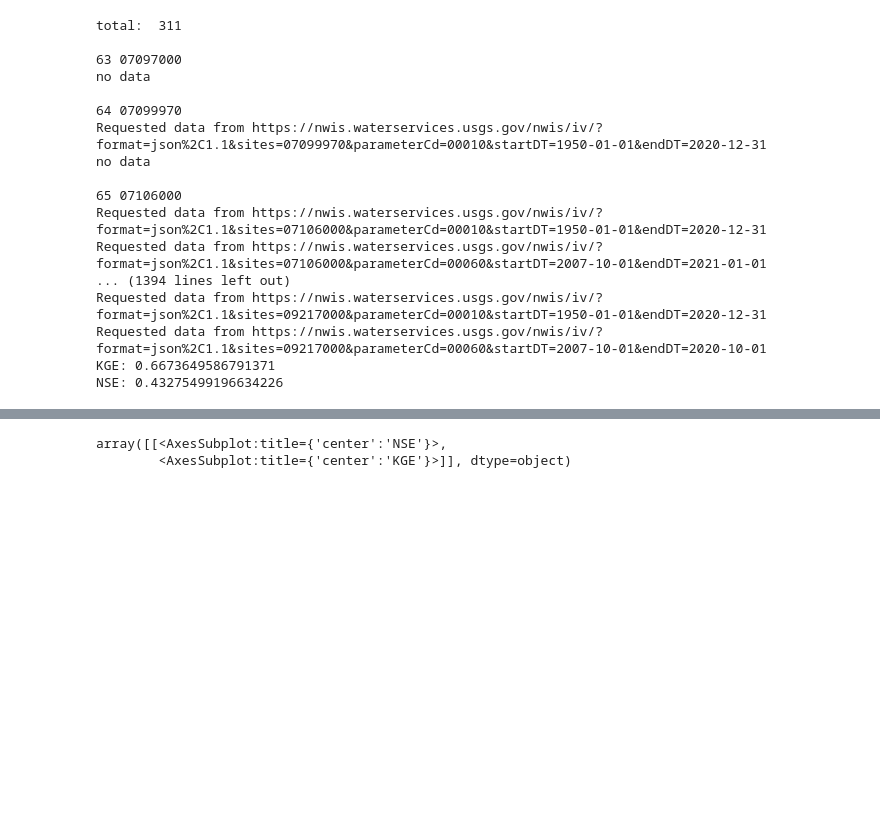
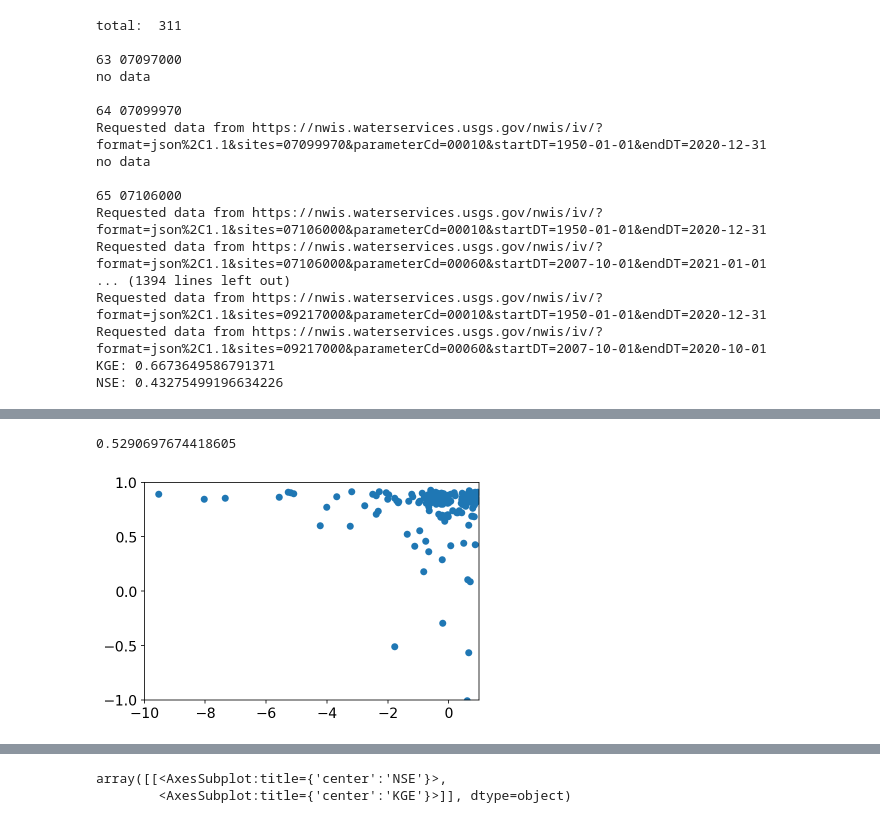
Before and after one commit to lapidesd/streamflow_depletion_metrics_replacement, a Jupyter notebook: Code/regression_thermo_model.ipynb, the cells around one changed output, grey strips where cells are left out. Cells and saved outputs as stored; diff of their text form; code cells hidden in the pictures; blank space fills up the shorter version.

Commit message:
check that statistical year is ok for temp model

```diff
--- a/Code/regression_thermo_model.ipynb
+++ b/Code/regression_thermo_model.ipynb
@@ -1045,3 +1045,19 @@ KGE: 0.6673649586791371
 NSE: 0.43275499196634226
 # %%
 best_info_total.to_csv('../Data/regression_temperature_performance.csv',index=False)
+# %%
+best_info_total = pd.read_csv('../Data/regression_temperature_performance.csv')
+for p in ['spring_params','summer_params','fall_params','winter_params']:
+    best_info_total[p] = [best_info_total[p].iloc[i][1:-1].split() for i in range(len(best_info_total))]
+    best_info_total[p] = [[float(val) for val in best_info_total[p].iloc[i]] for i in range(len(best_info_total))]
+# %%
+def apply_model(X):
+    X1, date = X
+    if date in hotmonths:
+        return streamT(X1,*summer_params)
+    elif date in springmonths:
+        return streamT(X1,*spring_params)
+    elif date in fallmonths:
+        return streamT(X1,*fall_params)
+    else:
+        return streamT(X1,*winter_params)
@@ -1047,0 +1199,15 @@ best_info_total.to_csv('../Data/regression_temperature_performance.csv',index=Fa
+# %%
+# plt.hist([NSE_pyr[i][0] for i in range(len(NSE_pyr))]
+# plt.hist(best_info_total.NSE, bins = np.linspace(-1,1))
+# best_info_total.NSE.hist(bins = np.linspace(-10,10,10))
+plt.scatter([NSE_pyr[i][2] for i in range(len(NSE_pyr))],
+         best_info_total.NSE.values[:len(NSE_pyr)],
+         )
+plt.xlim(-10,1)
+plt.ylim(-1,1)
+len(best_info_total[best_info_total.KGE>0.4])/len(best_info_total)
+sum(np.where(np.array([KGE_pyr[i][1] for i in range(len(NSE_pyr))])>0.4,
+            1,0))/len(NSE_pyr)
+# %% [output]
+0.5290697674418605
+[figure, added]
```
Also changed, not shown: parts of 3 cells of this notebook, 1 other file.
